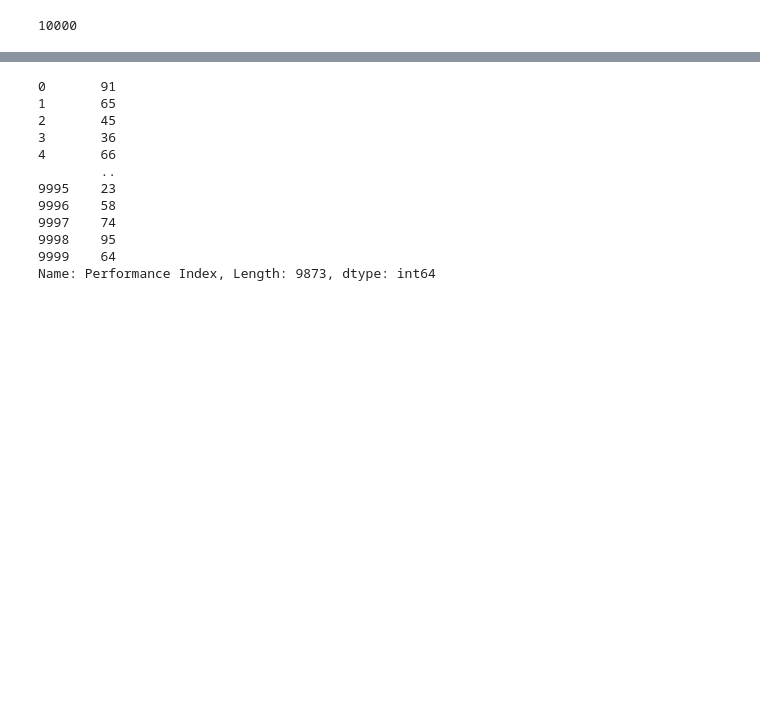
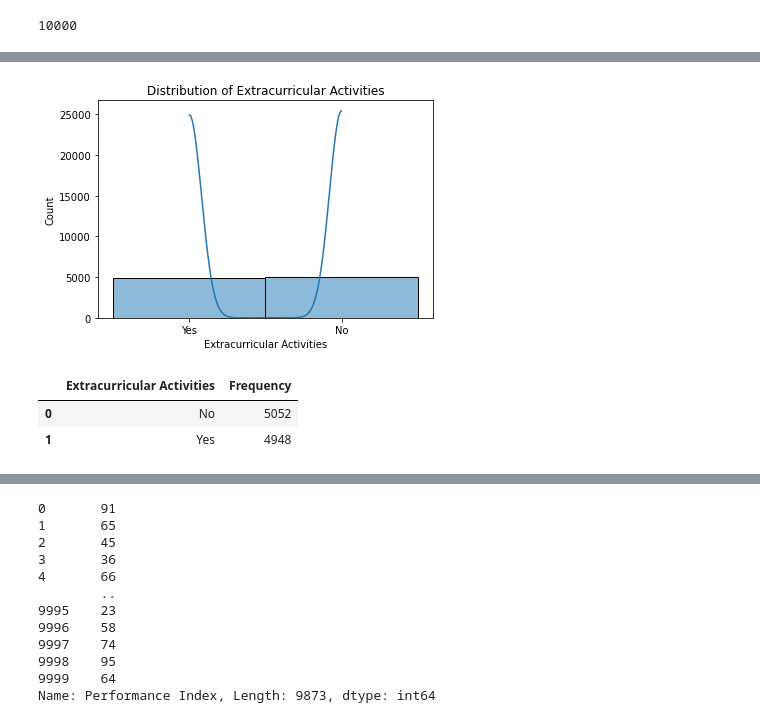
Before and after one commit to LinaAlkhadhiri/SWE485-project-Group-1, a Jupyter notebook: SWE485 project - Group 1.ipynb, the cells around one changed output, grey strips where cells are left out. Saved outputs shown, nothing was run; the diff lists cells and outputs as text; code cells hidden in the pictures; blank space fills up the shorter version.

```diff
--- a/SWE485 project - Group 1.ipynb
+++ b/SWE485 project - Group 1.ipynb
@@ -144,0 +152,9 @@ dtype: float64
+# %%
+# Variable distributions for (Extracurricular Activities)
+plot_histogram(student_performance, 'Extracurricular Activities')
+variable_distribution_table(student_performance, 'Extracurricular Activities')
+# %% [output]
+[figure, added]
+|  | Extracurricular Activities | Frequency |
+| 0 | No | 5052 |
+| 1 | Yes | 4948 |
```
Also changed, not shown: parts of 19 cells of this notebook.
